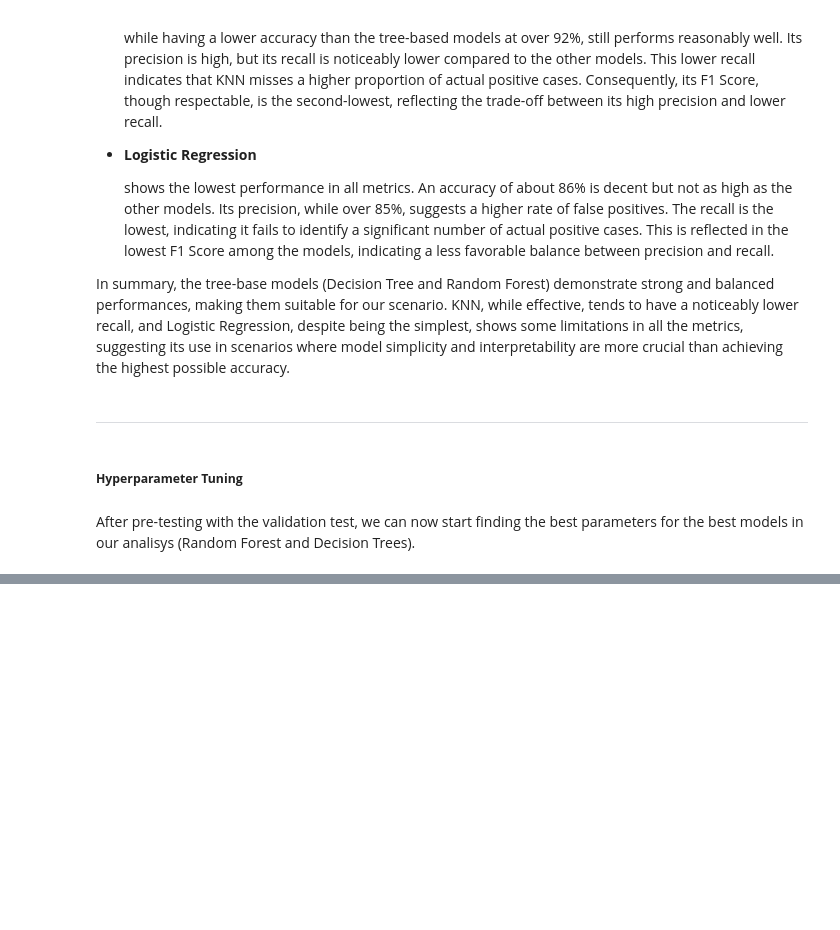
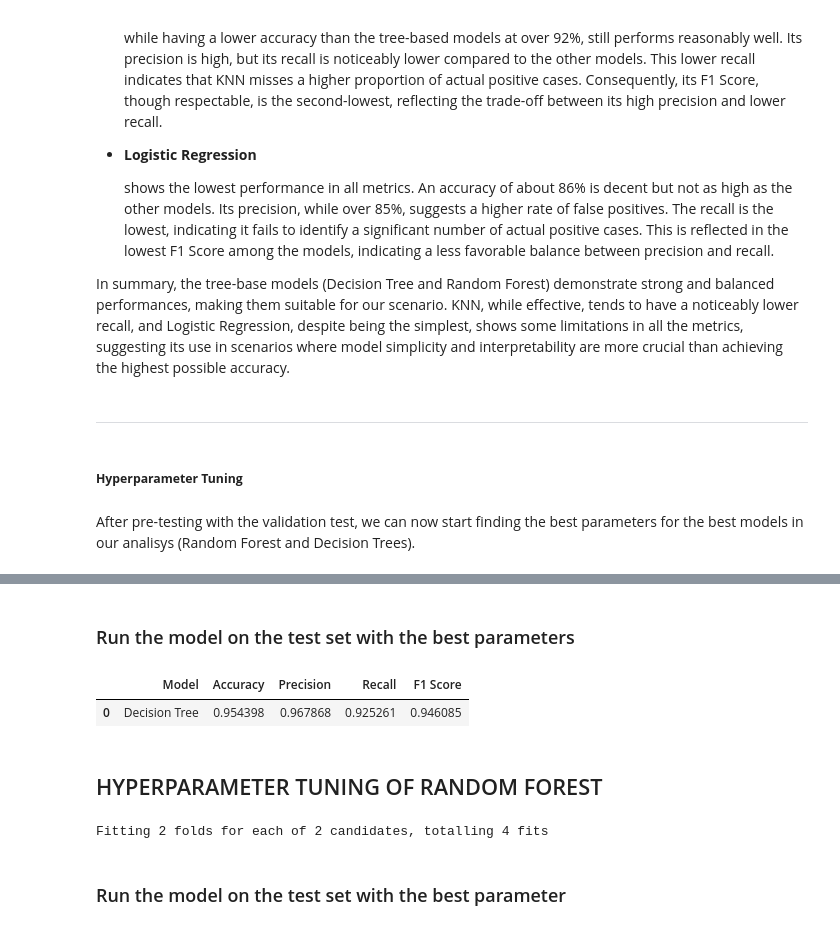
Before and after one commit to Chargent/Trains-Customers-Satisfaction-Machine-Learning-Project, a Jupyter notebook: main.ipynb, the cells around one changed output, grey strips where cells are left out. Saved outputs shown, nothing was run; the diff lists cells and outputs as text; code cells hidden in the pictures; blank space fills up the shorter version.

Commit message:
hyperparameter quasi finito

```diff
--- a/main.ipynb
+++ b/main.ipynb
@@ -720,0 +742,80 @@ NameError: name 'training' is not defined
+# %% [markdown]
+### Run the model on the test set with the best parameters
+# %%
+#run the model on the test set using the best parameters
+prediction_DT = tree_clf.predict(test_encoded)
+
+# Calculating the performance metrics
+accuracy_DT = accuracy_score(test_check, prediction_DT)
+precision_DT = precision_score(test_check, prediction_DT)
+recall_DT = recall_score(test_check, prediction_DT)
+f1_DT = f1_score(test_check, prediction_DT)
+
+# Printing the results in a dataframe
+results_dt = pd.DataFrame(data=[['Decision Tree', accuracy_DT, precision_DT, recall_DT, f1_DT]],
+                        columns=['Model', 'Accuracy', 'Precision', 'Recall', 'F1 Score'])
+results_dt
+# %% [output]
+|  | Model | Accuracy | Precision | Recall | F1 Score |
+| 0 | Decision Tree | 0.954398 | 0.967868 | 0.925261 | 0.946085 |
+# %% [markdown]
+## HYPERPARAMETER TUNING OF RANDOM FOREST
+# %%
+from sklearn.ensemble import RandomForestClassifier
+from sklearn.model_selection import RandomizedSearchCV
+
+n_estimators = [int(x) for x in np.linspace(start=200, stop=2000, num=10)]
+max_features = ['log2', 'sqrt']
+max_depth = [int(x) for x in np.linspace(10, 110, num=11)]
+max_depth.append(None)
+min_samples_split = [2, 5, 10]
+min_samples_leaf = [1, 2, 4]
+bootstrap = [True, False]
+
+random_grid = {
+    'n_estimators': n_estimators,
+    'max_features': max_features,
+    'max_depth': max_depth,
+    'min_samples_split': min_samples_split,
+    'min_samples_leaf': min_samples_leaf,
+    'bootstrap': bootstrap
+}
+
+rf_clf = RandomForestClassifier()
+
+rf_cv = RandomizedSearchCV(
+    estimator=rf_clf,
+    scoring='f1',
+    param_distributions=random_grid,
+    n_iter=2,
+    cv=2,
+    verbose=1,
+    random_state=42,
+    n_jobs=-1
+)
+
+rf_cv.fit(training, training_check)
+rf_best_params = rf_cv.best_params_
+print(f"Best paramters: {rf_best_params})")
+
+rf_clf = RandomForestClassifier(**rf_best_params)
+rf_clf.fit(training, training_check)
+
+#print all the scores
+prediction_RF = rf_clf.predict(validation_test)
+
+# Calculating the performance metrics
+accuracy_RF = accuracy_score(validation_test_check, prediction_RF)
+precision_RF = precision_score(validation_test_check, prediction_RF)
+recall_RF = recall_score(validation_test_check, prediction_RF)
+f1_RF = f1_score(validation_test_check, prediction_RF)
+
+# Printing the results in a dataframe
+results_rf = pd.DataFrame(data=[['Random Forest', accuracy_RF, precision_RF, recall_RF, f1_RF]],
+                        columns=['Model', 'Accuracy', 'Precision', 'Recall', 'F1 Score'])
+
+results_rf
+# %% [output]
+Fitting 2 folds for each of 2 candidates, totalling 4 fits
+# %% [markdown]
+### Run the model on the test set with the best parameter
```
Also changed, not shown: parts of 10 cells of this notebook.
